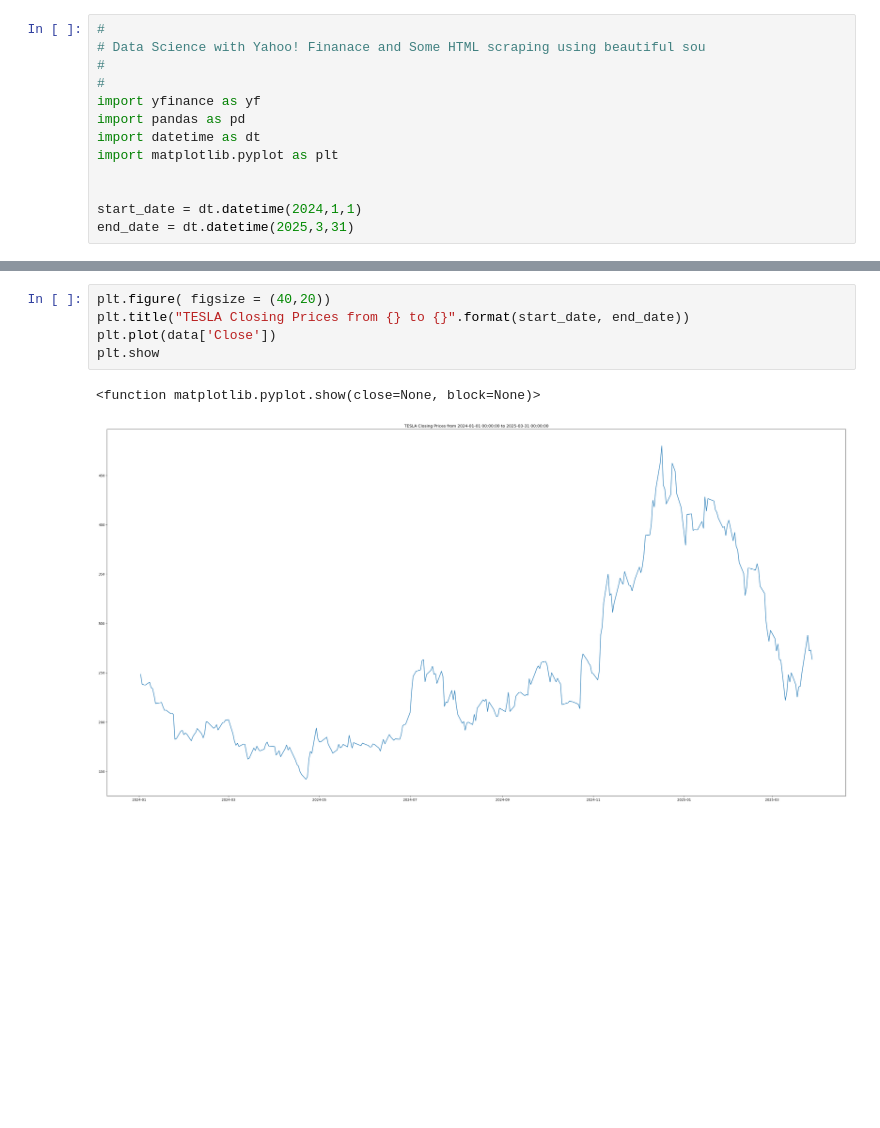
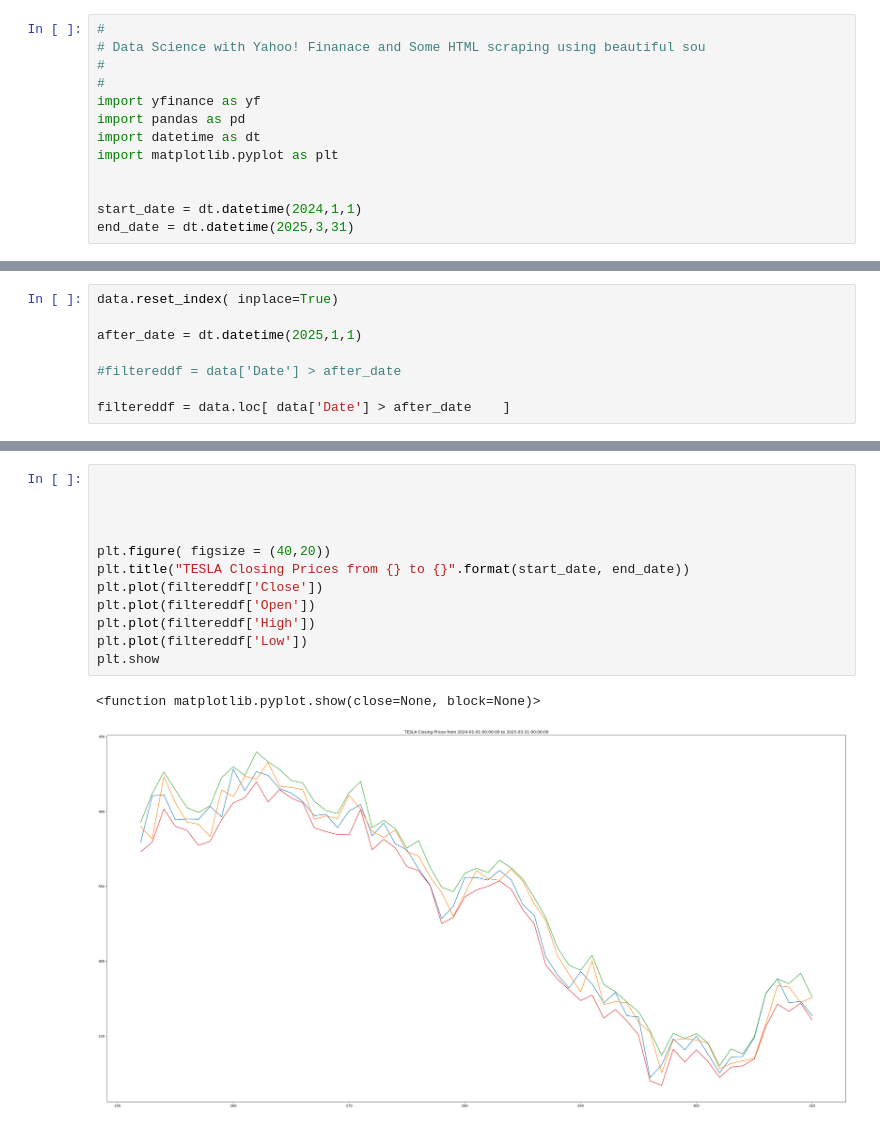
Before and after one commit to ScottPiersall/PythonCourseNotebooks, a Jupyter notebook: DataScienceNotebooks/DataScience_Finance_Yahoo_and_BS.ipynb, the cells around one changed output, grey strips where cells are left out. Drawn from its saved outputs; the diff is of its cells as text; blank space fills up the shorter version.

Commit message:
Added Jupyter Notebooks for retrieving multiple data sourcews and filtering dataframe rows using conditionals

```diff
--- a/DataScienceNotebooks/DataScience_Finance_Yahoo_and_BS.ipynb
+++ b/DataScienceNotebooks/DataScience_Finance_Yahoo_and_BS.ipynb
@@ -28,0 +40,8 @@ data.head(5)
+# %%
+data.reset_index( inplace=True)
+
+after_date = dt.datetime(2025,1,1)
+
+#filtereddf = data['Date'] > after_date
+
+filtereddf = data.loc[ data['Date'] > after_date    ]
@@ -29,8 +63,15 @@ data.head(5)
 # %%
+
+
+
+
 plt.figure( figsize = (40,20))
 plt.title("TESLA Closing Prices from {} to {}".format(start_date, end_date))
-plt.plot(data['Close'])
+plt.plot(filtereddf['Close'])
+plt.plot(filtereddf['Open'])
+plt.plot(filtereddf['High'])
+plt.plot(filtereddf['Low'])
 plt.show
 # %% [output]
 <function matplotlib.pyplot.show(close=None, block=None)>
-[figure, old version]
+[figure, new version]
```
Also changed, not shown: parts of 3 cells of this notebook, 1 other file.
